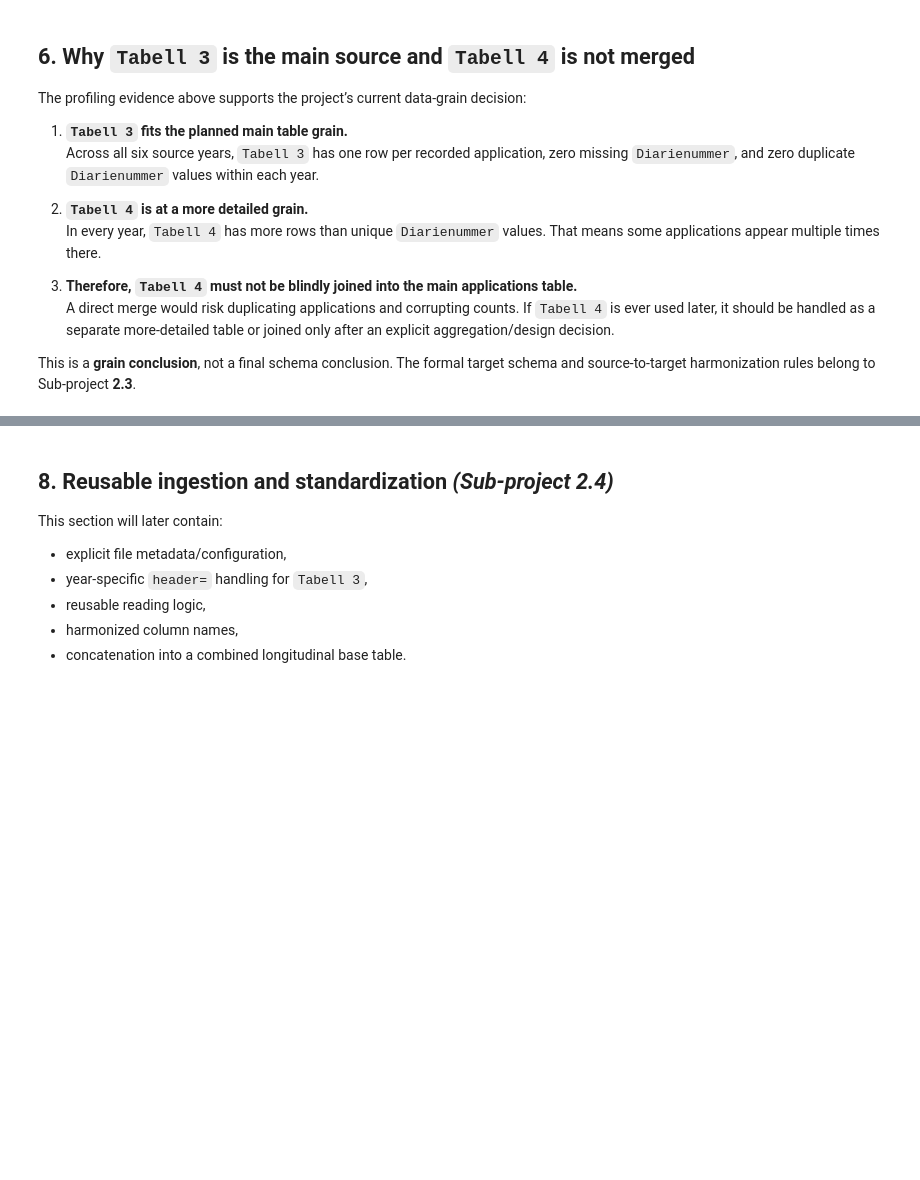
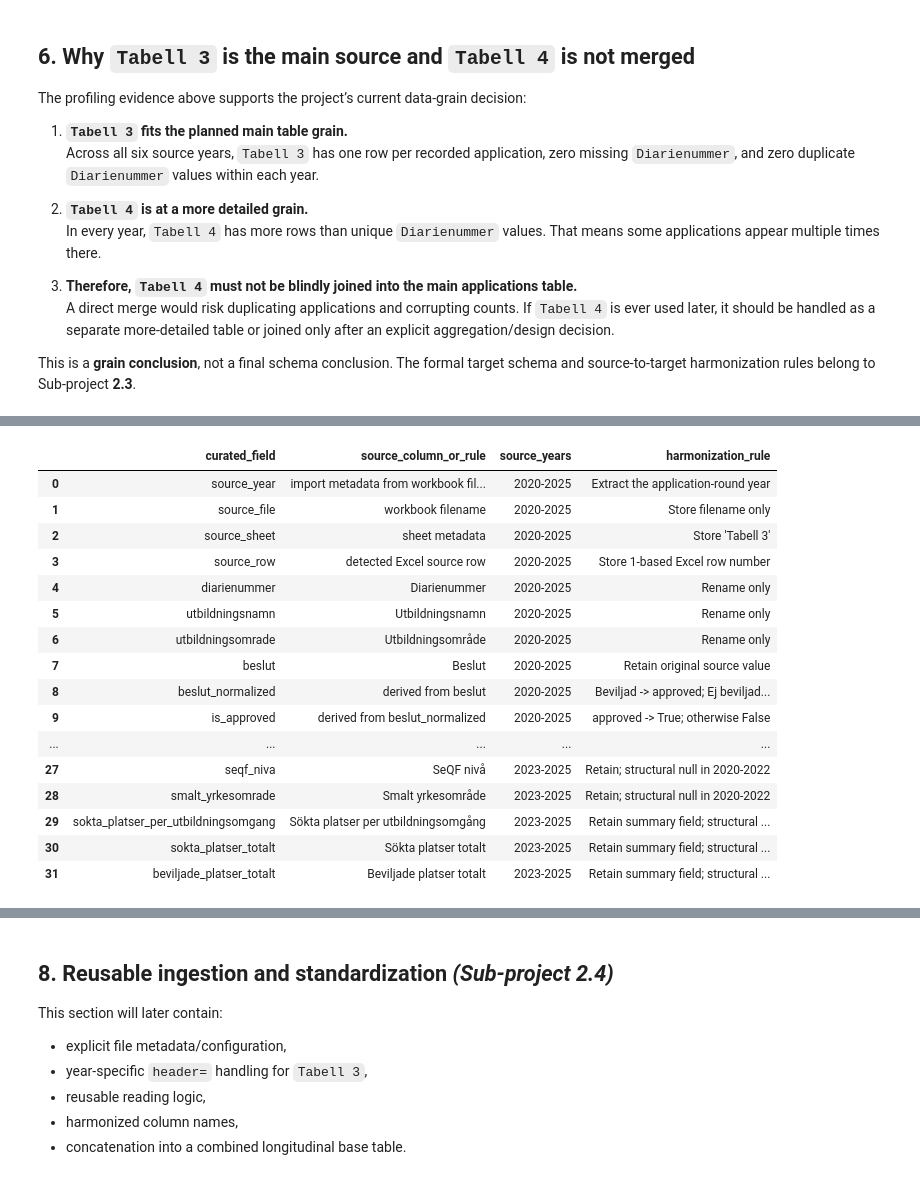
Before and after one commit to GhaneJ/Data_Pipelines, a Jupyter notebook: part_2/main.ipynb, the cells around one changed output, grey strips where cells are left out. Cells and saved outputs as stored; diff of their text form; code cells hidden in the pictures; blank space fills up the shorter version.

Commit message:
Lock target/curated schema and source harmonization mappings

```diff
--- a/part_2/main.ipynb
+++ b/part_2/main.ipynb
@@ -548,0 +853,61 @@ The formal source-to-target mapping table and final column order will be settled
+# %%
+SOURCE_TO_TARGET_MAPPING = [
+    {"curated_field": "source_year", "source_column_or_rule": "import metadata from workbook filename", "source_years": "2020-2025", "harmonization_rule": "Extract the application-round year"},
+    {"curated_field": "source_file", "source_column_or_rule": "workbook filename", "source_years": "2020-2025", "harmonization_rule": "Store filename only"},
+    {"curated_field": "source_sheet", "source_column_or_rule": "sheet metadata", "source_years": "2020-2025", "harmonization_rule": "Store 'Tabell 3'"},
+    {"curated_field": "source_row", "source_column_or_rule": "detected Excel source row", "source_years": "2020-2025", "harmonization_rule": "Store 1-based Excel row number"},
+    {"curated_field": "diarienummer", "source_column_or_rule": "Diarienummer", "source_years": "2020-2025", "harmonization_rule": "Rename only"},
+    {"curated_field": "utbildningsnamn", "source_column_or_rule": "Utbildningsnamn", "source_years": "2020-2025", "harmonization_rule": "Rename only"},
+    {"curated_field": "utbildningsomrade", "source_column_or_rule": "Utbildningsområde", "source_years": "2020-2025", "harmonization_rule": "Rename only"},
+    {"curated_field": "beslut", "source_column_or_rule": "Beslut", "source_years": "2020-2025", "harmonization_rule": "Retain original source value"},
+    {"curated_field": "beslut_normalized", "source_column_or_rule": "derived from beslut", "source_years": "2020-2025", "harmonization_rule": "Beviljad -> approved; Ej beviljad/Avslag -> rejected; Återkallad -> withdrawn"},
+    {"curated_field": "is_approved", "source_column_or_rule": "derived from beslut_normalized", "source_years": "2020-2025", "harmonization_rule": "approved -> True; otherwise False"},
+    {"curated_field": "lan", "source_column_or_rule": "Län", "source_years": "2020-2025", "harmonization_rule": "Rename only"},
+    {"curated_field": "kommun", "source_column_or_rule": "Kommun", "source_years": "2020-2025", "harmonization_rule": "Rename only"},
+    {"curated_field": "flera_kommuner", "source_column_or_rule": "2020-2021: Flera studiekommuner; 2022-2025: Flera kommuner", "source_years": "2020-2025", "harmonization_rule": "Map both source names into one target field"},
+    {"curated_field": "has_multiple_municipalities", "source_column_or_rule": "derived from flera_kommuner", "source_years": "2020-2025", "harmonization_rule": "Ja -> True; Nej -> False"},
+    {"curated_field": "antal_kommuner", "source_column_or_rule": "Antal kommuner", "source_years": "2020-2025", "harmonization_rule": "Rename only"},
+    {"curated_field": "yh_poang", "source_column_or_rule": "YH-poäng", "source_years": "2020-2025", "harmonization_rule": "Rename only"},
+    {"curated_field": "studieform", "source_column_or_rule": "Studieform", "source_years": "2020-2025", "harmonization_rule": "Retain original source value"},
+    {"curated_field": "is_distance_based", "source_column_or_rule": "derived from studieform", "source_years": "2020-2025", "harmonization_rule": "Distans -> True; Bunden -> False"},
+    {"curated_field": "studietakt_procent", "source_column_or_rule": "Studietakt %", "source_years": "2020-2025", "harmonization_rule": "Rename only"},
+    {"curated_field": "examenstyp", "source_column_or_rule": "2021-2024: Typ av examen; 2025: Examenstyp", "source_years": "2021-2025", "harmonization_rule": "Map both source names into one target field; structural null in 2020"},
+    {"curated_field": "utbildningsanordnare", "source_column_or_rule": "Utbildningsanordnare administrativ enhet", "source_years": "2020-2025", "harmonization_rule": "Rename only"},
+    {"curated_field": "huvudmannatyp", "source_column_or_rule": "Huvudmannatyp", "source_years": "2020-2025", "harmonization_rule": "Retain original source value"},
+    {"curated_field": "huvudmannatyp_normalized", "source_column_or_rule": "derived from huvudmannatyp", "source_years": "2020-2025", "harmonization_rule": "Landsting/Region -> Region; other categories retained"},
+    {"curated_field": "sokta_utbildningsomgangar", "source_column_or_rule": "Sökta utbildningsomgångar", "source_years": "2020-2025", "harmonization_rule": "Rename only"},
+    {"curated_field": "beviljade_utbildningsomgangar", "source_column_or_rule": "Beviljade utbildningsomgångar", "source_years": "2020-2025", "harmonization_rule": "Rename only"},
+    {"curated_field": "sun5_inriktning", "source_column_or_rule": "SUN5 inriktning", "source_years": "2023-2025", "harmonization_rule": "Retain; structural null in 2020-2022"},
+    {"curated_field": "sun5_inriktning_namn", "source_column_or_rule": "SUN5 inriktning namn", "source_years": "2023-2025", "harmonization_rule": "Retain; structural null in 2020-2022"},
+    {"curated_field": "seqf_niva", "source_column_or_rule": "SeQF nivå", "source_years": "2023-2025", "harmonization_rule": "Retain; structural null in 2020-2022"},
+    {"curated_field": "smalt_yrkesomrade", "source_column_or_rule": "Smalt yrkesområde", "source_years": "2023-2025", "harmonization_rule": "Retain; structural null in 2020-2022"},
+    {"curated_field": "sokta_platser_per_utbildningsomgang", "source_column_or_rule": "Sökta platser per utbildningsomgång", "source_years": "2023-2025", "harmonization_rule": "Retain summary field; structural null in 2020-2022"},
+    {"curated_field": "sokta_platser_totalt", "source_column_or_rule": "Sökta platser totalt", "source_years": "2023-2025", "harmonization_rule": "Retain summary field; structural null in 2020-2022"},
+    {"curated_field": "beviljade_platser_totalt", "source_column_or_rule": "Beviljade platser totalt", "source_years": "2023-2025", "harmonization_rule": "Retain summary field; structural null in 2020-2022"},
+]
+
+source_to_target_mapping = pd.DataFrame(SOURCE_TO_TARGET_MAPPING)
+
+assert list(source_to_target_mapping["curated_field"]) == list(curated_schema_spec["curated_field"]), (
+    "The source-to-target mapping should match the locked curated schema order."
+)
+
+display(source_to_target_mapping)
+# %% [output]
+|  | curated_field | source_column_or_rule | source_years | harmonization_rule |
+| 0 | source_year | import metadata from workbook fil... | 2020-2025 | Extract the application-round year |
+| 1 | source_file | workbook filename | 2020-2025 | Store filename only |
+| 2 | source_sheet | sheet metadata | 2020-2025 | Store 'Tabell 3' |
+| 3 | source_row | detected Excel source row | 2020-2025 | Store 1-based Excel row number |
+| 4 | diarienummer | Diarienummer | 2020-2025 | Rename only |
+| 5 | utbildningsnamn | Utbildningsnamn | 2020-2025 | Rename only |
+| 6 | utbildningsomrade | Utbildningsområde | 2020-2025 | Rename only |
+| 7 | beslut | Beslut | 2020-2025 | Retain original source value |
+| 8 | beslut_normalized | derived from beslut | 2020-2025 | Beviljad -> approved; Ej beviljad... |
+| 9 | is_approved | derived from beslut_normalized | 2020-2025 | approved -> True; otherwise False |
+| ... | ... | ... | ... | ... |
+| 27 | seqf_niva | SeQF nivå | 2023-2025 | Retain; structural null in 2020-2022 |
+| 28 | smalt_yrkesomrade | Smalt yrkesområde | 2023-2025 | Retain; structural null in 2020-2022 |
+| 29 | sokta_platser_per_utbildningsomgang | Sökta platser per utbildningsomgång | 2023-2025 | Retain summary field; structural ... |
+| 30 | sokta_platser_totalt | Sökta platser totalt | 2023-2025 | Retain summary field; structural ... |
+| 31 | beviljade_platser_totalt | Beviljade platser totalt | 2023-2025 | Retain summary field; structural ... |
```
Also changed, not shown: parts of 12 cells of this notebook, 1 other file.
